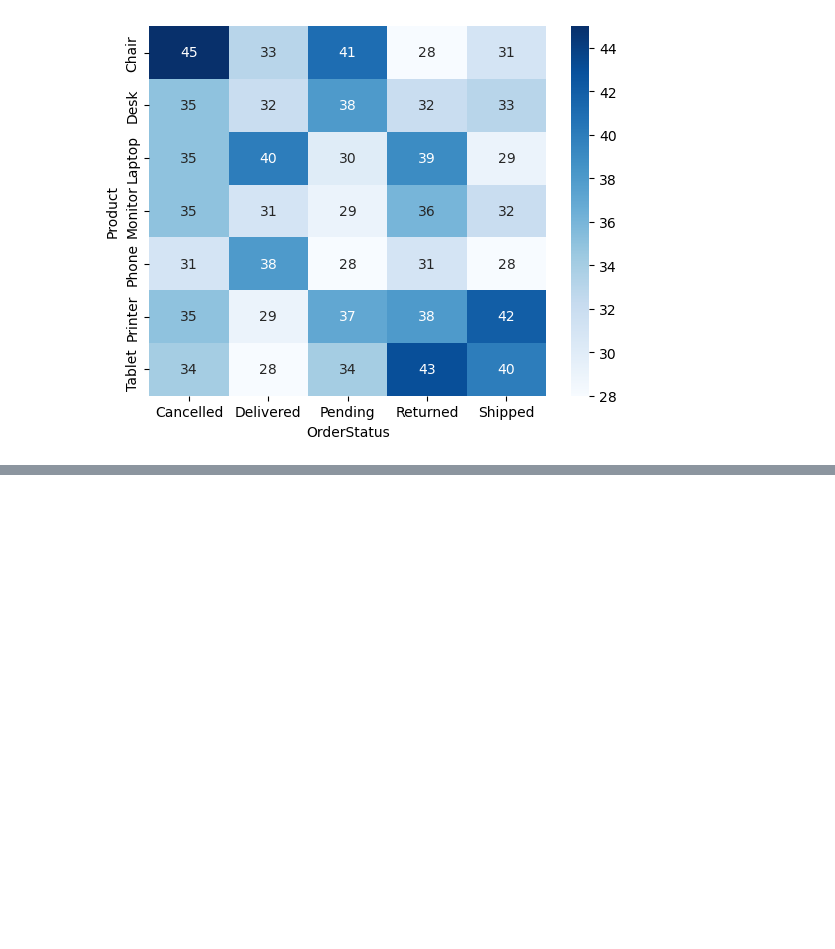
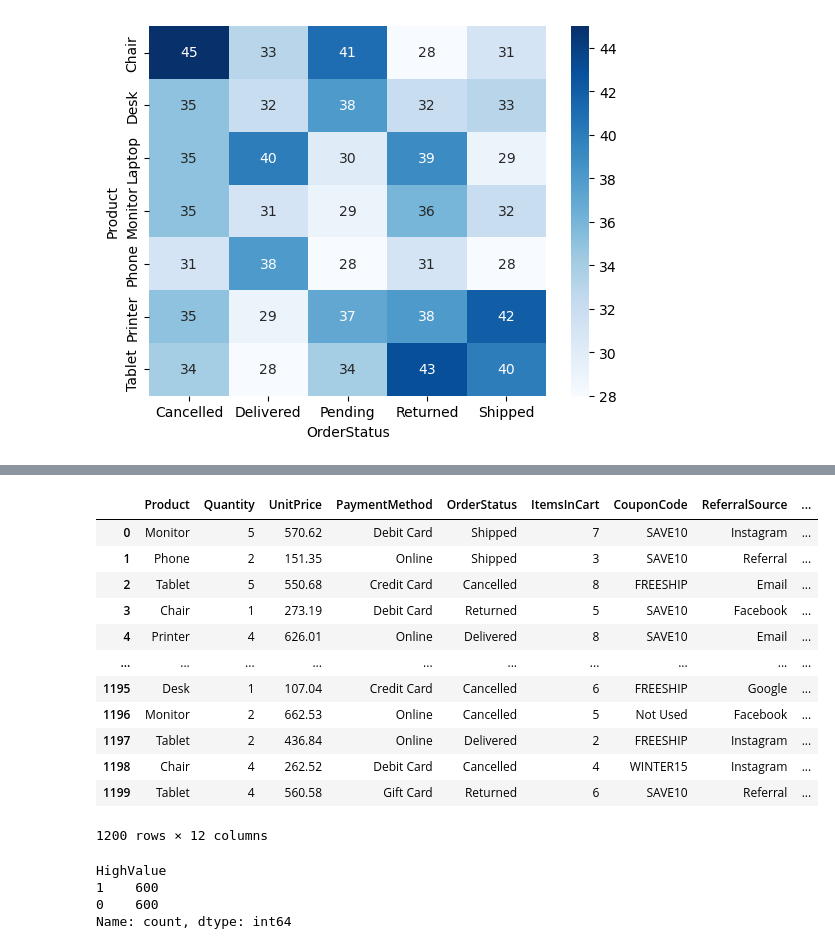
Before and after one commit to shivamdwivedicse/DecodeLab-internship-project-2-, a Jupyter notebook: EDA_Project_2_DECODELABS_INTERNSHIP.ipynb, the cells around one changed output, grey strips where cells are left out. Saved outputs shown, nothing was run; the diff lists cells and outputs as text; code cells hidden in the pictures; blank space fills up the shorter version.

```diff
--- a/EDA_Project_2_DECODELABS_INTERNSHIP.ipynb
+++ b/EDA_Project_2_DECODELABS_INTERNSHIP.ipynb
@@ -274,0 +291,8 @@ plt.show()
+# %%
+ml_df = df.copy()
+# %%
+ml_df['Month'] = ml_df['Date'].dt.month
+
+ml_df['Day'] = ml_df['Date'].dt.day
+
+ml_df['Weekday'] = ml_df['Date'].dt.dayofweek
@@ -274,0 +315,21 @@ plt.show()
+# %%
+ml_df.drop(
+    columns=['Date','CustomerID', 'Year'],
+    inplace=True
+)
+# %%
+ml_df
+# %% [output]
+|  | Product | Quantity | UnitPrice | PaymentMethod | OrderStatus | ItemsInCart | CouponCode | ReferralSource | ... |
+| 0 | Monitor | 5 | 570.62 | Debit Card | Shipped | 7 | SAVE10 | Instagram | ... |
+| 1 | Phone | 2 | 151.35 | Online | Shipped | 3 | SAVE10 | Referral | ... |
+| 2 | Tablet | 5 | 550.68 | Credit Card | Cancelled | 8 | FREESHIP | Email | ... |
+| 3 | Chair | 1 | 273.19 | Debit Card | Returned | 5 | SAVE10 | Facebook | ... |
+| 4 | Printer | 4 | 626.01 | Online | Delivered | 8 | SAVE10 | Email | ... |
+| ... | ... | ... | ... | ... | ... | ... | ... | ... | ... |
+| 1195 | Desk | 1 | 107.04 | Credit Card | Cancelled | 6 | FREESHIP | Google | ... |
+| 1196 | Monitor | 2 | 662.53 | Online | Cancelled | 5 | Not Used | Facebook | ... |
+| 1197 | Tablet | 2 | 436.84 | Online | Delivered | 2 | FREESHIP | Instagram | ... |
+| 1198 | Chair | 4 | 262.52 | Debit Card | Cancelled | 4 | WINTER15 | Instagram | ... |
+| 1199 | Tablet | 4 | 560.58 | Gift Card | Returned | 6 | SAVE10 | Referral | ... |
+1200 rows × 12 columns
@@ -274,0 +342,7 @@ plt.show()
+# %%
+ml_df['HighValue'].value_counts()
+# %% [output]
+HighValue
+1    600
+0    600
+Name: count, dtype: int64
```
Also changed, not shown: parts of 26 cells of this notebook.
